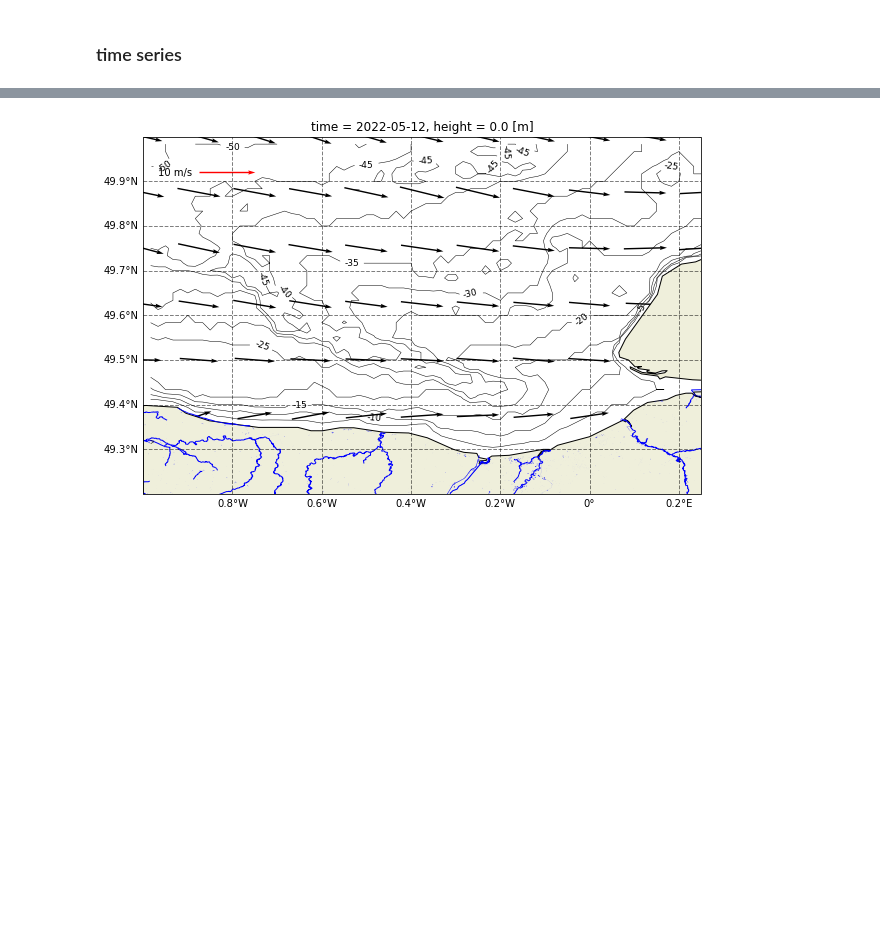
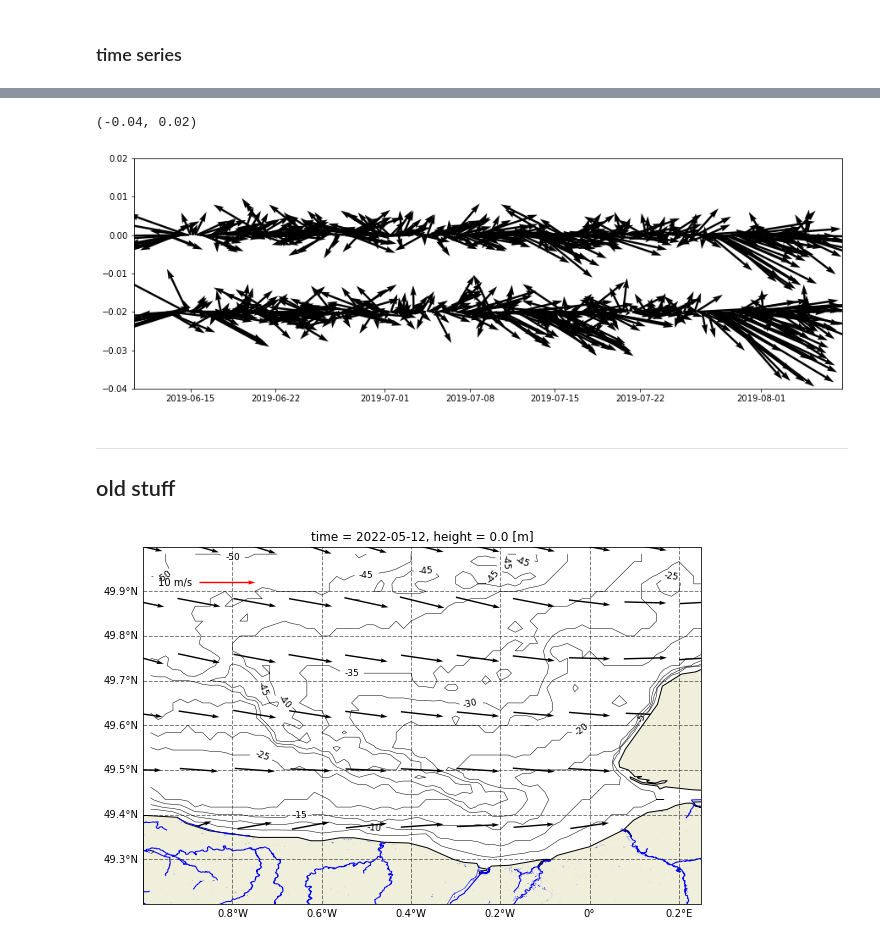
Before and after one commit to apatlpo/das_work, a Jupyter notebook: hydrology/wind.ipynb, the cells around one changed output, grey strips where cells are left out. Saved outputs shown, nothing was run; the diff lists cells and outputs as text; code cells hidden in the pictures; blank space fills up the shorter version.

```diff
--- a/hydrology/wind.ipynb
+++ b/hydrology/wind.ipynb
@@ -292,3 +301,20 @@ ax.grid()
+# %%
+fig, ax = plt.subplots(1,1, figsize=(15,5))
+
+_ds = dsp.sel(point="nearshore").isel(time=slice(0,None,3))
+ax.quiver(_ds.time,np.zeros(_ds.time.size), _ds.u10m,  _ds.v10m, scale=1e2) #pivot='mid'
+
+_ds = dsp.sel(point="offshore").isel(time=slice(0,None,3))
+ax.quiver(_ds.time,np.zeros(_ds.time.size)-0.02, _ds.u10m,  _ds.v10m, scale=1e2) #pivot='mid'
+
+ax.set_ylim(-.04, .02)
+# %% [output]
+(-0.04, 0.02)
+[figure, added]
+# %% [markdown]
+---
+
+## old stuff
 # %%
 bounds=[-.5, -.1, 49.25, 49.5]
 bounds=[-1., .25, 49.2, 50.]
```
Also changed, not shown: parts of 7 cells of this notebook, 2 other files.
